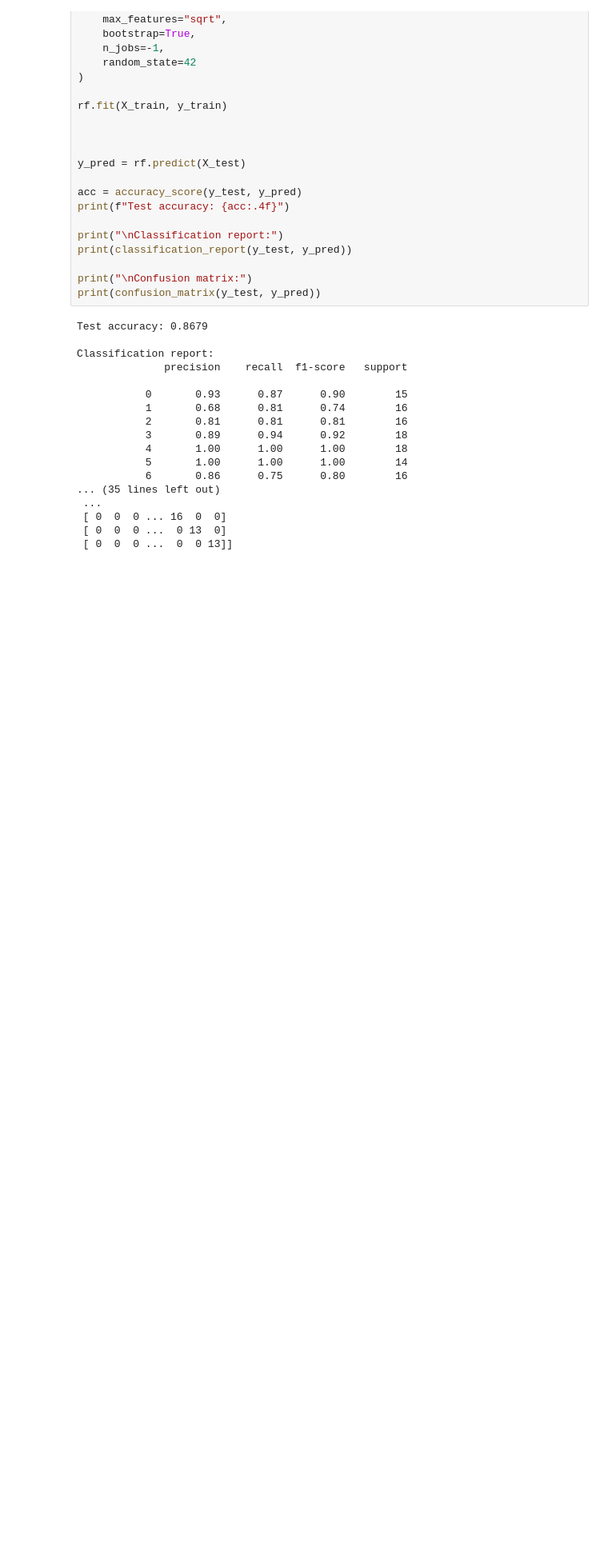
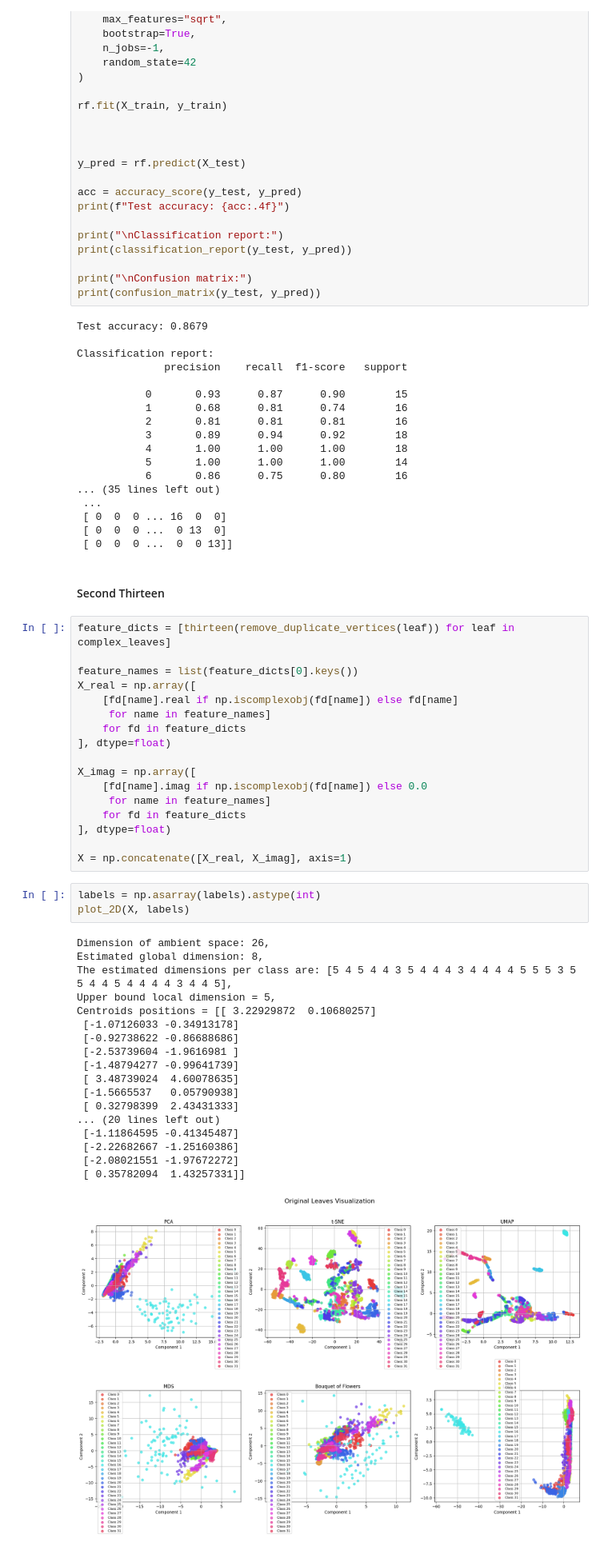
Before and after one commit to GiLonga/Varifold-Moments, a Jupyter notebook: Flavia.ipynb, the cells around one changed output. Shown at 80% size. Saved outputs shown, nothing was run; the diff lists cells and outputs as text; blank space fills up the shorter version.

```diff
--- a/Flavia.ipynb
+++ b/Flavia.ipynb
@@ -148,3 +148,44 @@ Classification report:
  [ 0  0  0 ... 16  0  0]
  [ 0  0  0 ...  0 13  0]
  [ 0  0  0 ...  0  0 13]]
+# %% [markdown]
+#### Second Thirteen
+# %%
+feature_dicts = [thirteen(remove_duplicate_vertices(leaf)) for leaf in complex_leaves]
+
+feature_names = list(feature_dicts[0].keys())
+X_real = np.array([
+    [fd[name].real if np.iscomplexobj(fd[name]) else fd[name]
+     for name in feature_names]
+    for fd in feature_dicts
+], dtype=float)
+
+X_imag = np.array([
+    [fd[name].imag if np.iscomplexobj(fd[name]) else 0.0
+     for name in feature_names]
+    for fd in feature_dicts
+], dtype=float)
+
+X = np.concatenate([X_real, X_imag], axis=1)
+# %%
+labels = np.asarray(labels).astype(int)
+plot_2D(X, labels)
+# %% [output]
+Dimension of ambient space: 26,
+Estimated global dimension: 8,
+The estimated dimensions per class are: [5 4 5 4 4 3 5 4 4 4 3 4 4 4 4 5 5 5 3 5 5 4 4 5 4 4 4 4 3 4 4 5],
+Upper bound local dimension = 5,
+Centroids positions = [[ 3.22929872  0.10680257]
+ [-1.07126033 -0.34913178]
+ [-0.92738622 -0.86688686]
+ [-2.53739604 -1.9616981 ]
+ [-1.48794277 -0.99641739]
+ [ 3.48739024  4.60078635]
+ [-1.5665537   0.05790938]
+ [ 0.32798399  2.43431333]
+... (20 lines left out)
+ [-1.11864595 -0.41345487]
+ [-2.22682667 -1.25160386]
+ [-2.08021551 -1.97672272]
+ [ 0.35782094  1.43257331]]
+[figure, added]
```
Also changed, not shown: parts of 1 cell of this notebook.
